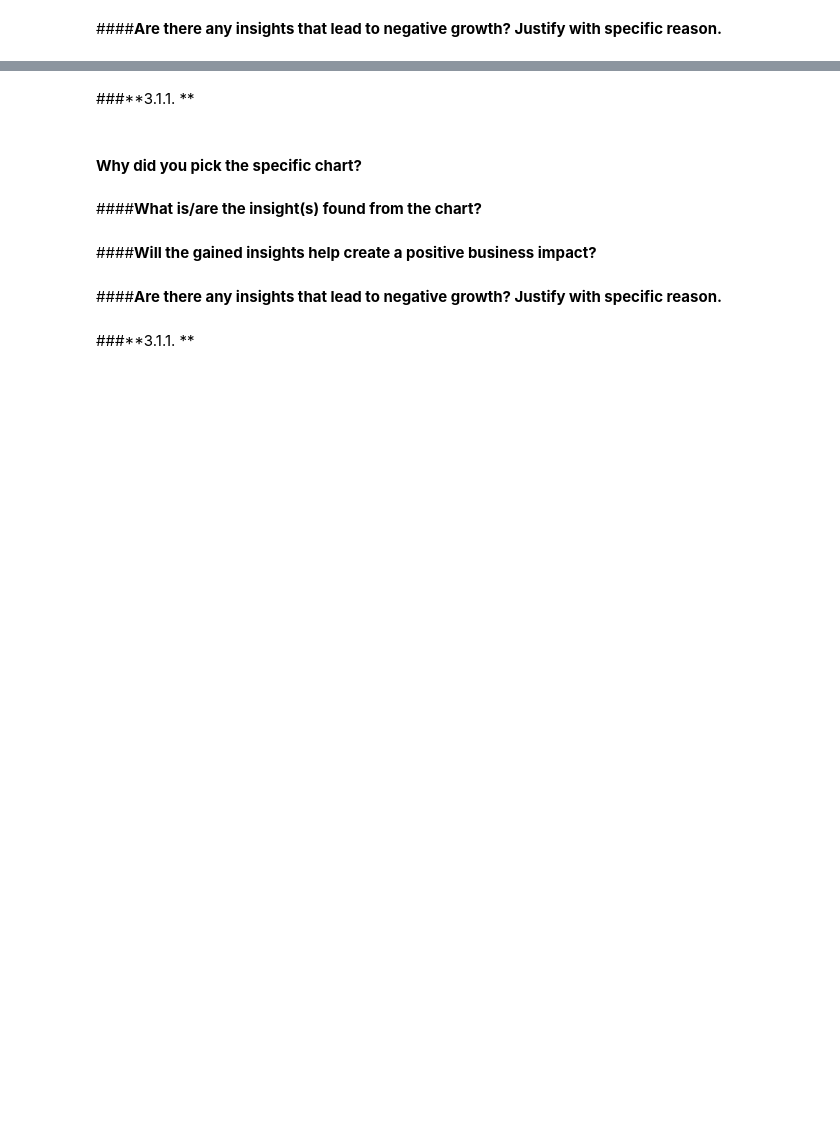
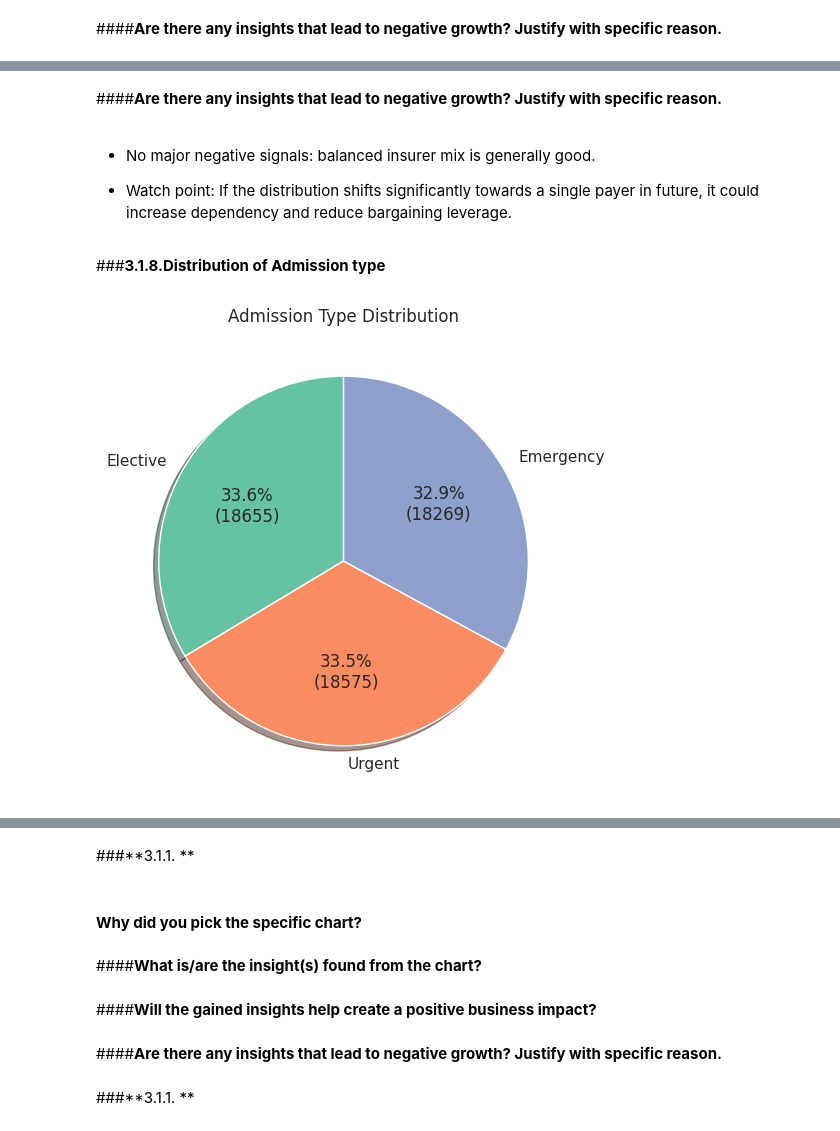
Before and after one commit to Sagarjain93/Healthcare, a Jupyter notebook: Healthcare.ipynb, the cells around one changed output, grey strips where cells are left out. Drawn from its saved outputs; the diff is of its cells as text; code cells hidden in the pictures; blank space fills up the shorter version.

```diff
--- a/Healthcare.ipynb
+++ b/Healthcare.ipynb
@@ -493,3 +502,17 @@ print(f"Removed {before - after} rows with negative billing amounts.")
 Removed 108 rows with negative billing amounts.
 # %% [markdown]
 ###2.2.3. Standardization of Hospitals
+# %%
+# Top 10 hospitals by frequency
+top_10_hospitals = df['hospital'].value_counts().head(10).index.tolist()
+
+# Match each hospital only against the top 10
+hospital_mapping = {}
+
+for hosp in df['hospital'].unique():
+    match, score, _ = process.extractOne(hosp, top_10_hospitals, scorer=fuzz.partial_ratio)
+    if score >= 85:  # threshold slightly lower to capture variations
+        hospital_mapping[hosp] = match
+
+# Replace matched names
+df['hospital'] = df['hospital'].replace(hospital_mapping)
@@ -966,0 +1152,26 @@ Continuing this way may lead to underutilized insights or misallocated budgets.
+# %% [markdown]
+####**Are there any insights that lead to negative growth? Justify with specific reason.**
+# %% [markdown]
+*  No major negative signals: balanced insurer mix is generally good.
+
+*  Watch point: If the distribution shifts significantly towards a single payer in future, it could increase dependency and reduce bargaining leverage.
+# %% [markdown]
+###**3.1.8.Distribution of Admission type**
+# %%
+#Chart No.8
+plt.figure(figsize=(6, 6))
+
+admission_counts = df['admission_type'].value_counts()
+
+admission_counts.plot.pie(
+    autopct=lambda p: f'{p:.1f}%\n({int(p*admission_counts.sum()/100)})',
+    colors=sns.color_palette('Set2'),
+    startangle=90,
+    shadow=True
+)
+
+plt.title('Admission Type Distribution')
+plt.ylabel('')
+plt.show()
+# %% [output]
+[figure, added]
```
Also changed, not shown: parts of 138 cells of this notebook.
